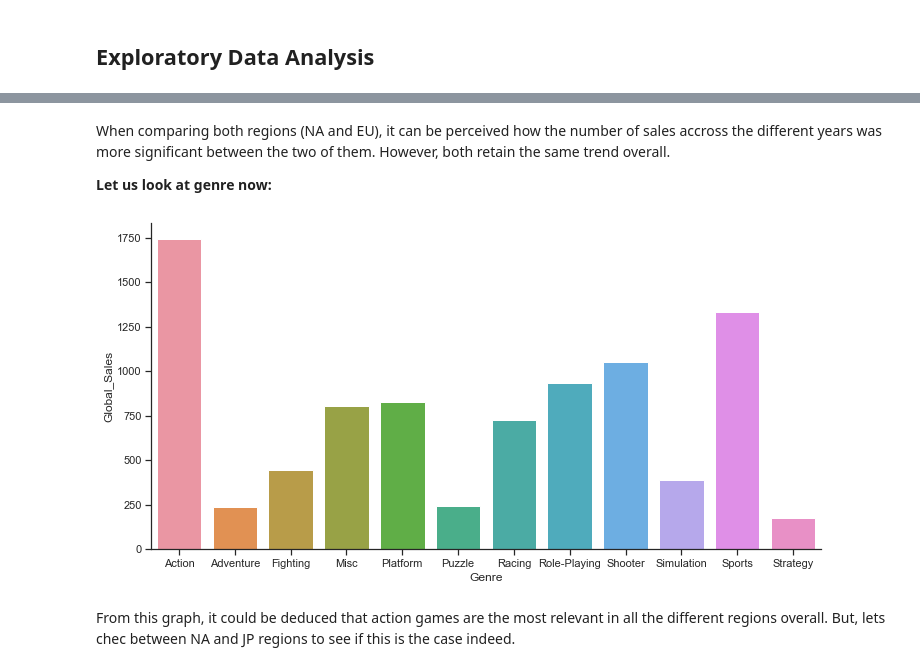
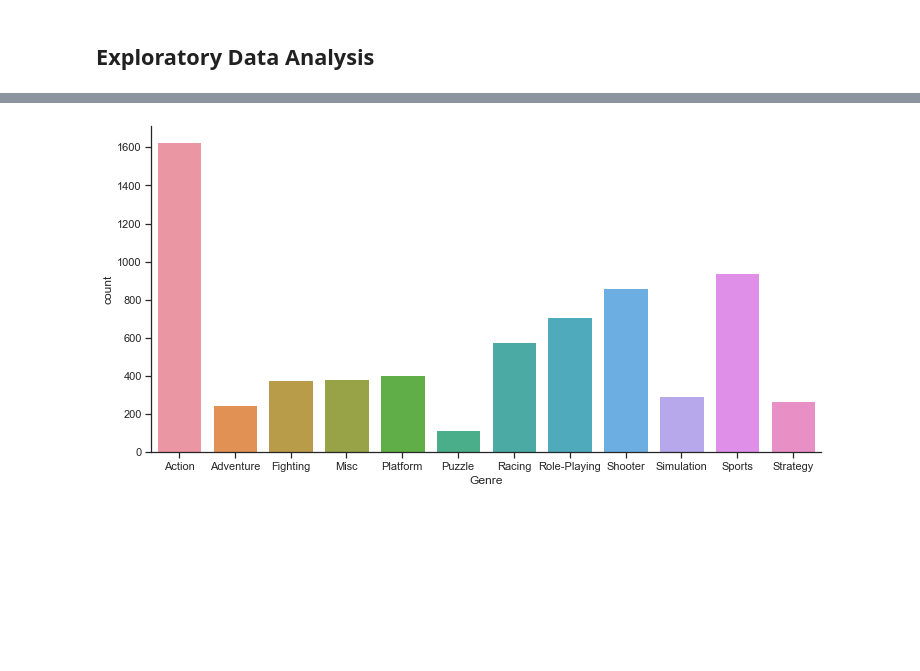
Before and after one commit to data301-2020-winter1/course-project-group_6010, a Jupyter notebook: analysis/carlos/milestone2.ipynb, the cells around one changed output, grey strips where cells are left out. Cells and saved outputs as stored; diff of their text form; code cells hidden in the pictures; blank space fills up the shorter version.

```diff
--- a/analysis/carlos/milestone2.ipynb
+++ b/analysis/carlos/milestone2.ipynb
@@ -16,7 +16,7 @@ sys.path.insert(0, os.path.abspath('..'))
 from scripts.project_functions import *
 
 data ='../../data/raw/Gamesales.csv'
-df = unprocessed(data)
+df = load_and_process(data)
 df
 # %% [output]
 |  | Name | Platform | Year_of_Release | Genre | Publisher | NA_Sales | EU_Sales | JP_Sales | Other_Sales | ... |
@@ -114,5 +111,0 @@ It can be seen that, the number of global sales increases as time passes, reachi
-# %%
-sns.set_theme(style="ticks", font_scale=1)
-plt.figure(figsize=(26,10))
-sns.barplot(x="Year_of_Release", y="EU_Sales", data=df1, color="tab:blue")
-sns.despine()
@@ -125,5 +111,0 @@ Let us look at NA_sales this time:
-# %%
-sns.set_theme(style="ticks", font_scale=1)
-plt.figure(figsize=(26,10))
-sns.barplot(x="Year_of_Release", y="NA_Sales", data=df1, color="tab:blue")
-sns.despine()
@@ -132,12 +112,6 @@ sns.despine()
-# %% [markdown]
-When comparing both regions (NA and EU), it can be perceived how the number of sales accross the different years was more significant between the two of them. However, both retain the same trend overall.
-
-**Let us look at genre now:**
 # %%
 plt.figure(figsize=(12,6))
-sns.barplot(x="Genre", y="Global_Sales", data=df2)
+sns.countplot(x="Genre", data=df)
 sns.despine()
 # %% [output]
-[figure, old version]
+[figure, new version]
-# %% [markdown]
-From this graph, it could be deduced that action games are the most relevant in all the different regions overall. But, lets chec between NA and JP regions to see if this is the case indeed.
```
Also changed, not shown: parts of 18 cells of this notebook.
